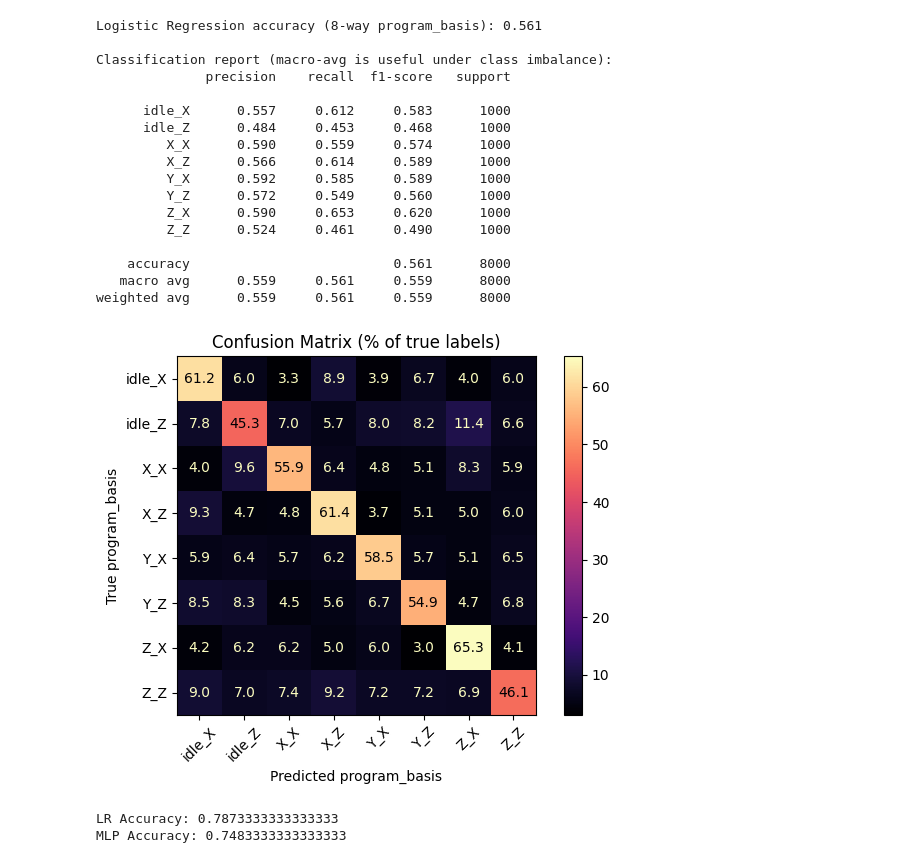
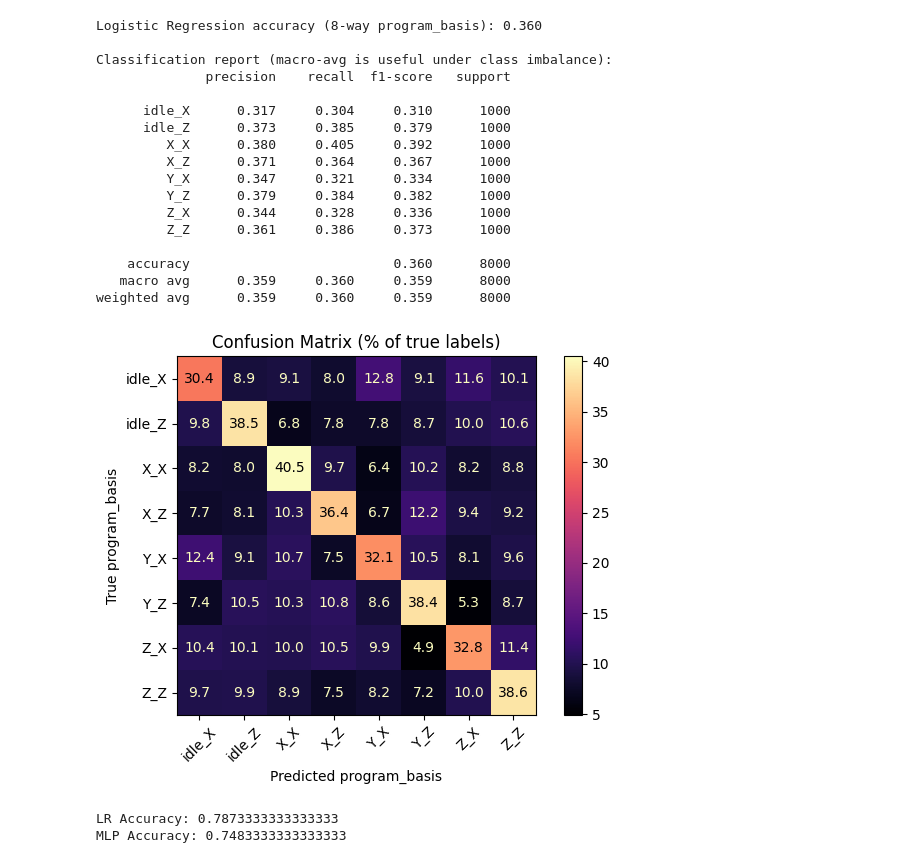
Before and after one commit to devon-campbell/circuit_leakage, a Jupyter notebook: state_leakage/analysis.ipynb, the cells around one changed output. Cells and saved outputs as stored; diff of their text form; code cells hidden in the pictures.

Commit message:
mode batch results (brisbane, fez)

```diff
--- a/state_leakage/analysis.ipynb
+++ b/state_leakage/analysis.ipynb
@@ -133,7 +156,7 @@ from sklearn.metrics import (
 )
 
 # ---------- Config ----------
-CSV_PATH = "out_program_leakage/ibm_brisbane_per_shot_program_basis.csv"
+CSV_PATH = "out_program_leakage/ibm_fez_per_shot_program_basis.csv"
 BACKEND_FILTER = None   # e.g., "ibm_brisbane" or None for all
 CODE_FILTER = None      # e.g., "surface" or None for all
 TRAIN_RUN = 0
@@ -190,46 +213,46 @@ classes = [c for c in preferred_order if c in df["program_basis"].unique()]
 extra = sorted(set(df["program_basis"].unique()) - set(classes))
 classes += extra
 
 # ---------- Model ----------
 # (drop deprecated multi_class="auto"; default is multinomial where supported)
 lr = LogisticRegression(max_iter=2000)
 lr.fit(X_train, y_train)
 y_pred = lr.predict(X_test)
 acc = accuracy_score(y_test, y_pred)
 
 print(f"Logistic Regression accuracy (8-way program_basis): {acc:.3f}")
 print("\nClassification report (macro-avg is useful under class imbalance):")
 print(classification_report(y_test, y_pred, labels=classes, target_names=classes, digits=3, zero_division=0))
 
 # ---------- Confusion Matrix (percentage, row-normalized) ----------
 cm = confusion_matrix(y_test, y_pred, labels=classes, normalize="true") * 100.0
 
 disp = ConfusionMatrixDisplay(confusion_matrix=cm, display_labels=classes)
 disp.plot(cmap="magma", xticks_rotation=45, values_format=".1f")
 plt.title("Confusion Matrix (% of true labels)")
 plt.xlabel("Predicted program_basis")
 plt.ylabel("True program_basis")
 plt.tight_layout()
 plt.show()
 # %% [output]
-Logistic Regression accuracy (8-way program_basis): 0.561
+Logistic Regression accuracy (8-way program_basis): 0.360
 
 Classification report (macro-avg is useful under class imbalance):
               precision    recall  f1-score   support
 
-      idle_X      0.557     0.612     0.583      1000
-      idle_Z      0.484     0.453     0.468      1000
-         X_X      0.590     0.559     0.574      1000
-         X_Z      0.566     0.614     0.589      1000
-         Y_X      0.592     0.585     0.589      1000
-         Y_Z      0.572     0.549     0.560      1000
-         Z_X      0.590     0.653     0.620      1000
-         Z_Z      0.524     0.461     0.490      1000
+      idle_X      0.317     0.304     0.310      1000
+      idle_Z      0.373     0.385     0.379      1000
+         X_X      0.380     0.405     0.392      1000
+         X_Z      0.371     0.364     0.367      1000
+         Y_X      0.347     0.321     0.334      1000
+         Y_Z      0.379     0.384     0.382      1000
+         Z_X      0.344     0.328     0.336      1000
+         Z_Z      0.361     0.386     0.373      1000
 
-    accuracy                          0.561      8000
-   macro avg      0.559     0.561     0.559      8000
-weighted avg      0.559     0.561     0.559      8000
+    accuracy                          0.360      8000
+   macro avg      0.359     0.360     0.359      8000
+weighted avg      0.359     0.360     0.359      8000
-[figure, old version]
+[figure, new version]
 # %%
 # import pandas as pd
 # import numpy as np
```
Also changed, not shown: parts of 7 cells of this notebook, 22 other files.
